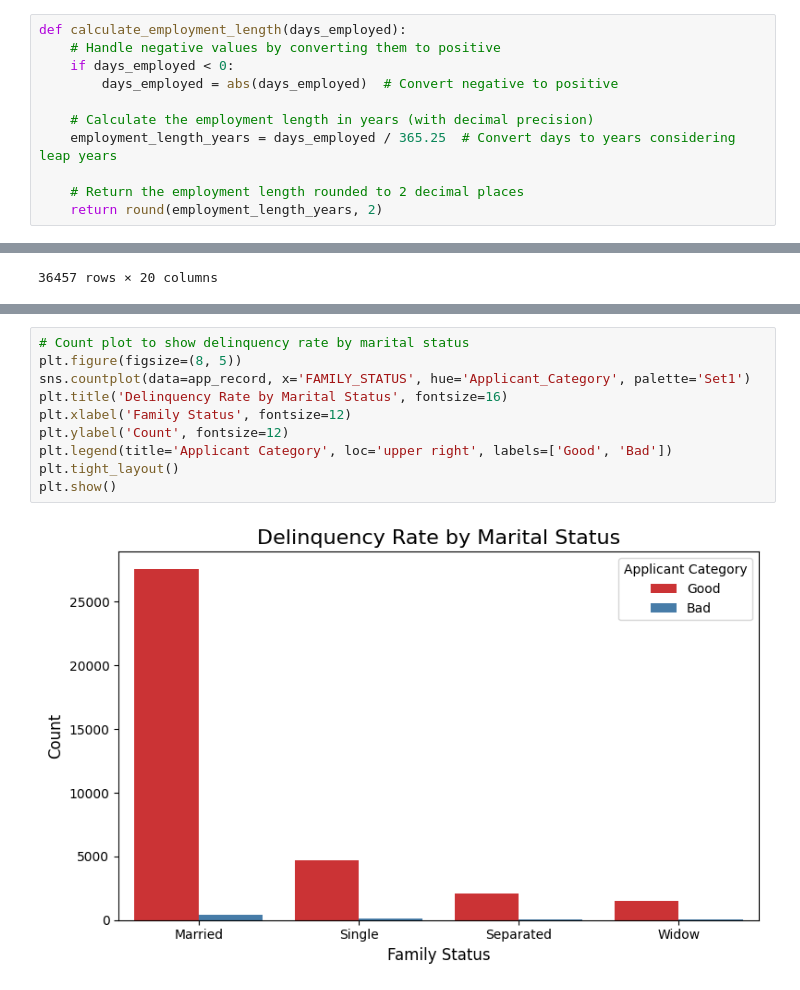
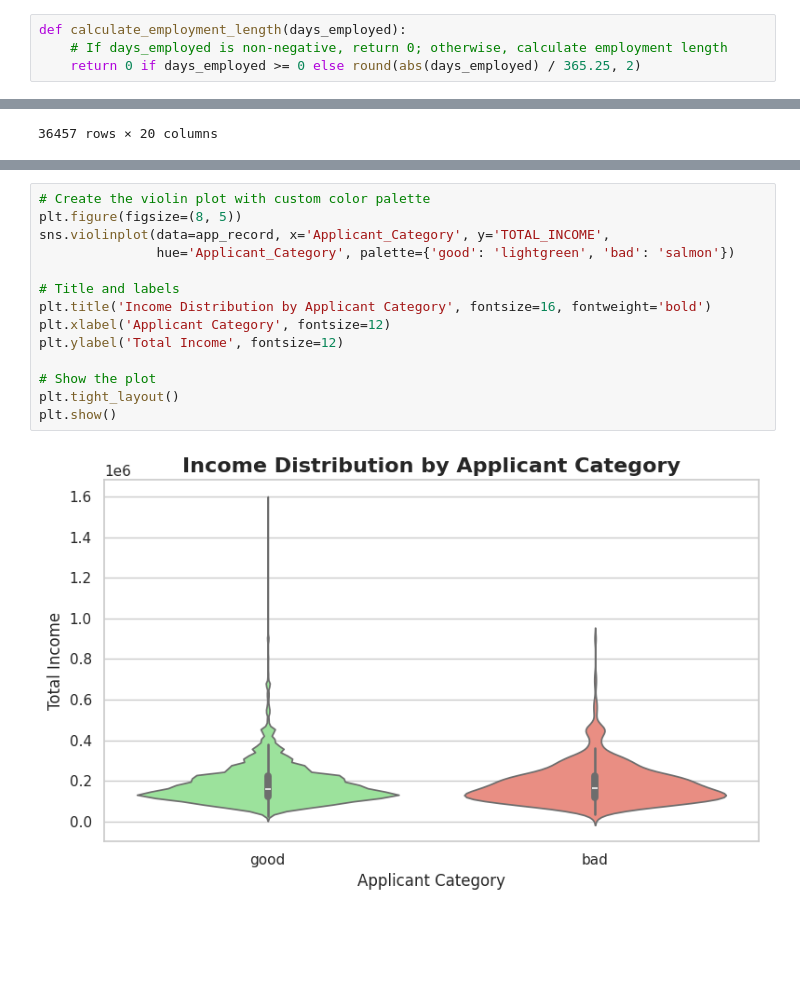
Before and after one commit to fazmila/Project, a Jupyter notebook: Project.ipynb, the cells around one changed output, grey strips where cells are left out. Saved outputs shown, nothing was run; the diff lists cells and outputs as text; blank space fills up the shorter version.

```diff
--- a/Project.ipynb
+++ b/Project.ipynb
@@ -184,17 +184,10 @@ app_record.shape
 # Function to calculate the age of a customer in years
 def calculate_age(days_birth):
     return abs(days_birth) // 365.25  # Convert days to years and take absolute value
-# %%
-def calculate_employment_length(days_employed):
-    # Handle negative values by converting them to positive
-    if days_employed < 0:
-        days_employed = abs(days_employed)  # Convert negative to positive
-
-    # Calculate the employment length in years (with decimal precision)
-    employment_length_years = days_employed / 365.25  # Convert days to years considering leap years
-
-    # Return the employment length rounded to 2 decimal places
-    return round(employment_length_years, 2)
+# %%
+def calculate_employment_length(days_employed):
+    # If days_employed is non-negative, return 0; otherwise, calculate employment length
+    return 0 if days_employed >= 0 else round(abs(days_employed) / 365.25, 2)
 # %%
 #Function to edit family status
 def family_status(fam_status):
@@ -531,12 +709,16 @@ plt.show()
 # %%
-# Count plot to show delinquency rate by marital status
+# Create the violin plot with custom color palette
 plt.figure(figsize=(8, 5))
-sns.countplot(data=app_record, x='FAMILY_STATUS', hue='Applicant_Category', palette='Set1')
-plt.title('Delinquency Rate by Marital Status', fontsize=16)
-plt.xlabel('Family Status', fontsize=12)
-plt.ylabel('Count', fontsize=12)
-plt.legend(title='Applicant Category', loc='upper right', labels=['Good', 'Bad'])
+sns.violinplot(data=app_record, x='Applicant_Category', y='TOTAL_INCOME',
+               hue='Applicant_Category', palette={'good': 'lightgreen', 'bad': 'salmon'})
+
+# Title and labels
+plt.title('Income Distribution by Applicant Category', fontsize=16, fontweight='bold')
+plt.xlabel('Applicant Category', fontsize=12)
+plt.ylabel('Total Income', fontsize=12)
+
+# Show the plot
 plt.tight_layout()
 plt.show()
 # %% [output]
-[figure, old version]
+[figure, new version]
```
Also changed, not shown: parts of 11 cells of this notebook.
